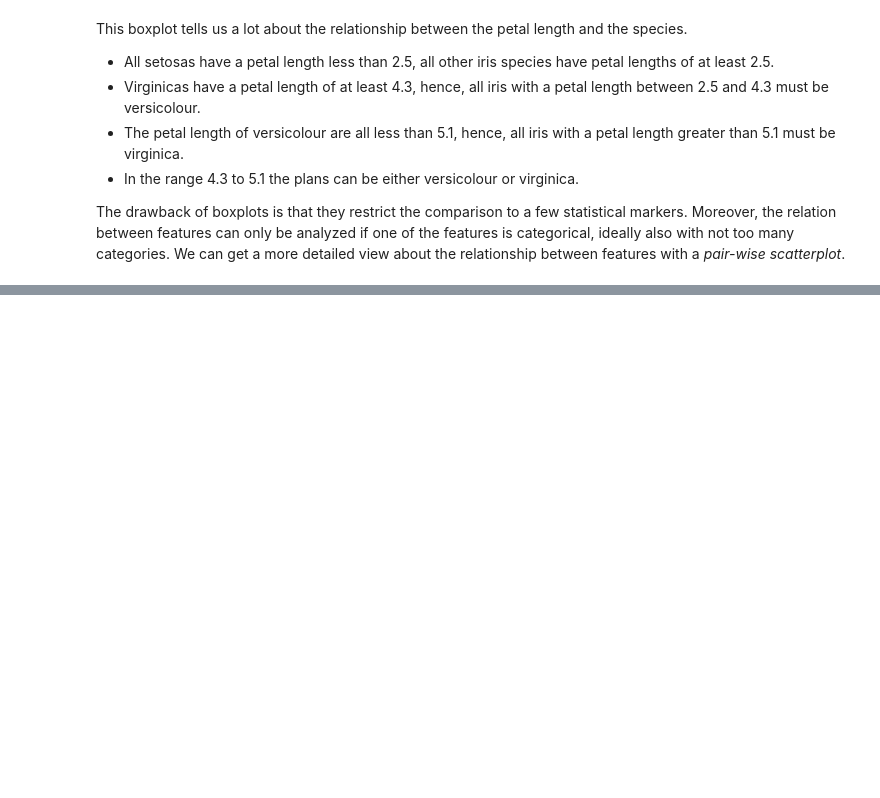
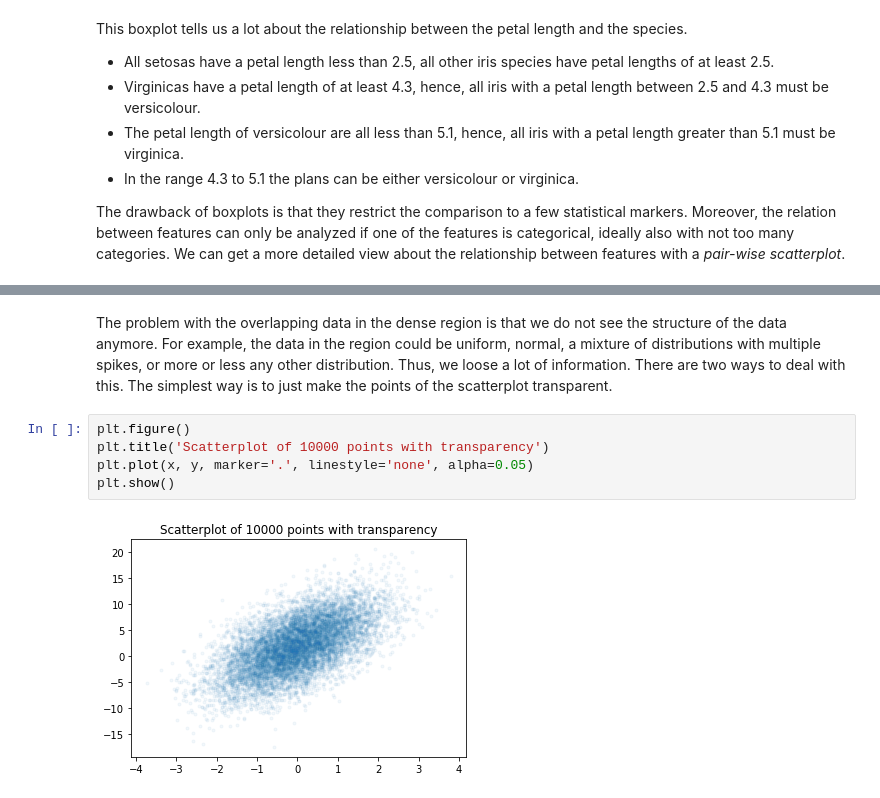
Before and after one commit to sherbold/intro-to-data-science, a Jupyter notebook: content/03_Data-Exploration.ipynb, the cells around one changed output, grey strips where cells are left out. Cells and saved outputs as stored; diff of their text form; blank space fills up the shorter version.

```diff
--- a/content/03_Data-Exploration.ipynb
+++ b/content/03_Data-Exploration.ipynb
@@ -513,0 +545,9 @@ From the above plot, we can learn both about the individual features through the
+# %% [markdown]
+The problem with the overlapping data in the dense region is that we do not see the structure of the data anymore. For example, the data in the region could be uniform, normal, a mixture of distributions with multiple spikes, or more or less any other distribution. Thus, we loose a lot of information. There are two ways to deal with this. The simplest way is to just make the points of the scatterplot transparent.
+# %%
+plt.figure()
+plt.title('Scatterplot of 10000 points with transparency')
+plt.plot(x, y, marker='.', linestyle='none', alpha=0.05)
+plt.show()
+# %% [output]
+[figure, added]
```
Also changed, not shown: parts of 22 cells of this notebook, 13 other files.
